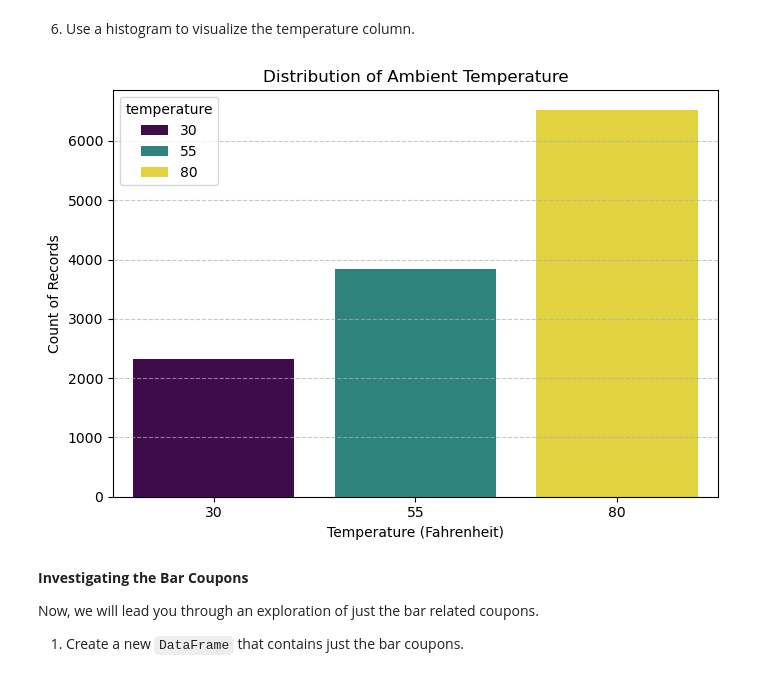
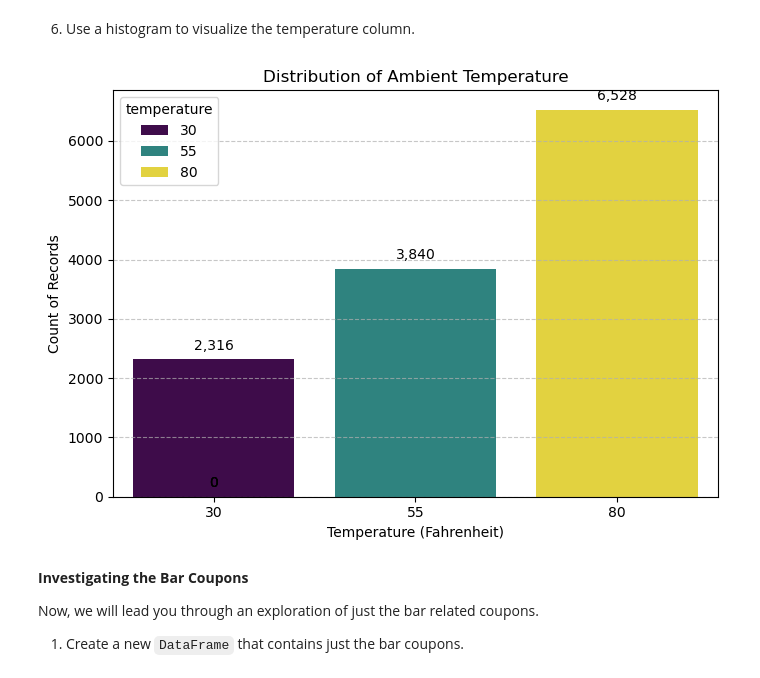
Before and after one commit to karthikmurs/coupon_analyzer, a Jupyter notebook: prompt.ipynb, the cells around one changed output. Cells and saved outputs as stored; diff of their text form; code cells hidden in the pictures.

```diff
--- a/prompt.ipynb
+++ b/prompt.ipynb
@@ -202,25 +249,39 @@ plt.show()
 # %%
 plt.figure(figsize=(7, 5))
 
 ax = sns.countplot(
     x='temperature',
     data=data,
     # Ensure bars are ordered numerically (30, 55, 80)
     order=sorted(data['temperature'].unique()),
     palette='viridis',
     hue='temperature'
 )
 
 # Add titles and labels
 plt.title('Distribution of Ambient Temperature')
 plt.xlabel('Temperature (Fahrenheit)')
 plt.ylabel('Count of Records')
 plt.grid(axis='y', linestyle='--', alpha=0.7)
 plt.tight_layout()
 
+# Write the count values on top of the bars
+for p in ax.patches:
+    ax.annotate(
+        # Format the count with commas
+        f'{int(p.get_height()):,}',
+        (p.get_x() + p.get_width() / 2., p.get_height()),
+        ha='center',
+        va='center',
+        xytext=(0, 10),
+        textcoords='offset points'
+    )
+
+# Save fig and show.
+plt.savefig('images/temparature_hist.png')
 plt.show()
 # %% [output]
-[figure, old version]
+[figure, new version]
 # %% [markdown]
 **Investigating the Bar Coupons**
 
```
Also changed, not shown: parts of 8 cells of this notebook, 3 other files.
